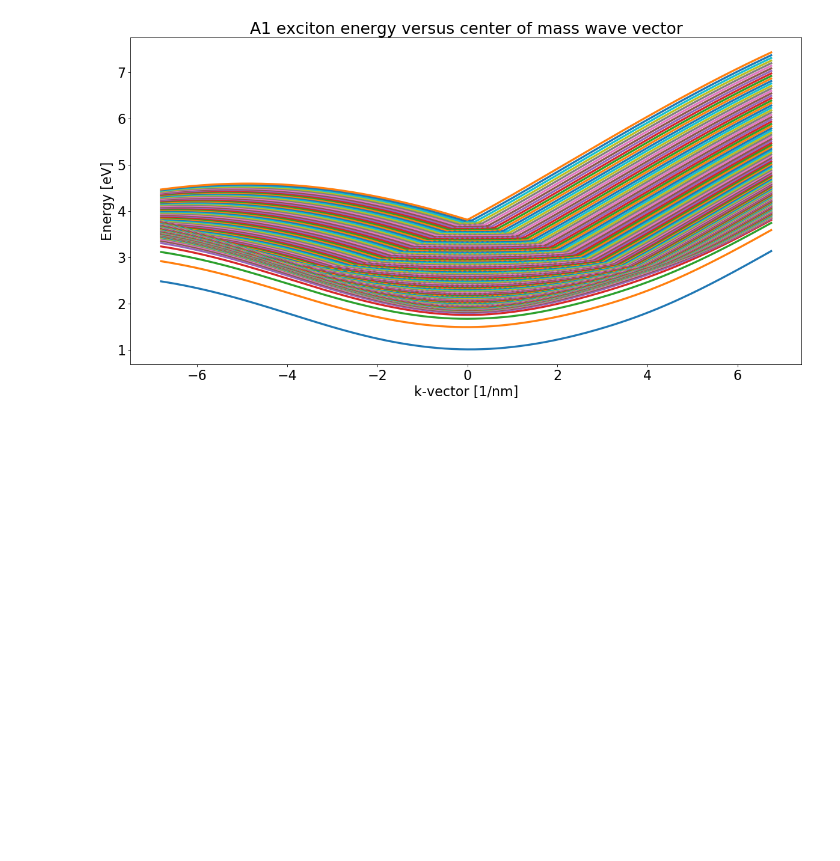
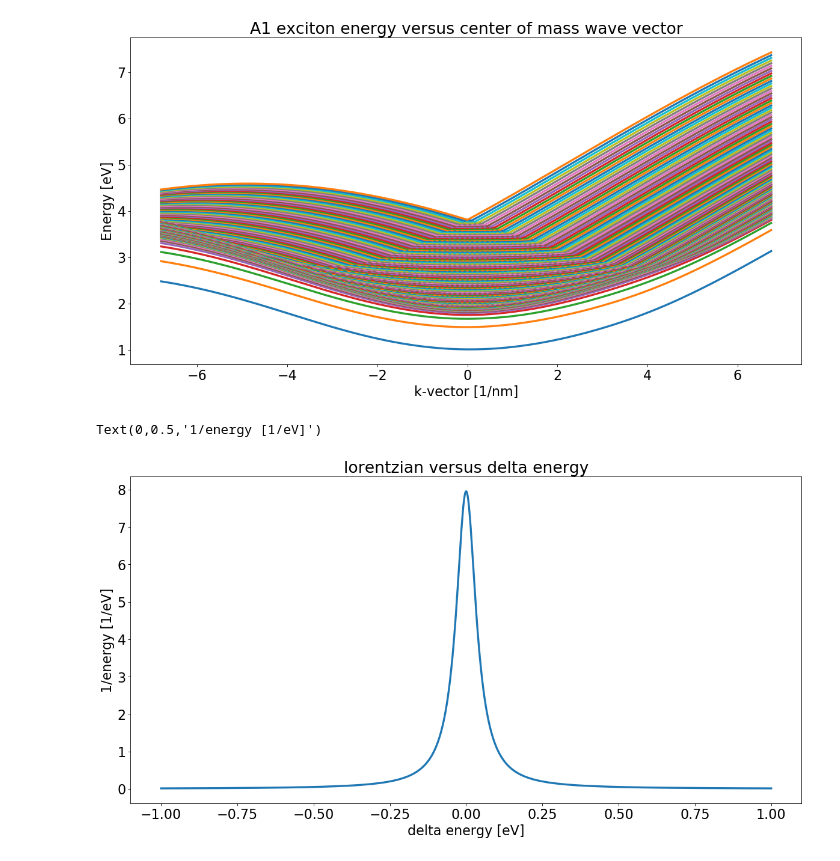
Before and after one commit to amirhosseindavoody/carbon_nanotube_exciton_energy, a Jupyter notebook: cpp/visualization/visualize_all.ipynb, the cells around one changed output. Cells and saved outputs as stored; diff of their text form; code cells hidden in the pictures; blank space fills up the shorter version.

```diff
--- a/cpp/visualization/visualize_all.ipynb
+++ b/cpp/visualization/visualize_all.ipynb
@@ -327,3 +327,22 @@ Text(0,0.5,'Energy [eV]')
 [figure]
 [figure]
 [figure]
+# %%
+def lorentzian(energy):
+    broadening = 40e-3*eV
+    return broadening/(np.power(energy,2)+np.power(broadening,2))/np.pi
+
+energy = np.linspace(-1,1,1000)
+energy = energy*eV
+lorenz = lorentzian(energy)
+
+fig=plt.figure(figsize=(18, 9), dpi= 80, facecolor='w', edgecolor='k')
+plt.plot(energy/eV,lorenz*eV, linewidth=3)
+
+plt.tick_params(axis='both', which='major', labelsize=20)
+plt.title('lorentzian versus delta energy', size=24)
+plt.xlabel('delta energy [eV]', size=20)
+plt.ylabel('1/energy [1/eV]', size=20)
+# %% [output]
+Text(0,0.5,'1/energy [1/eV]')
+[figure, added]
```
Also changed, not shown: 6 other files.
